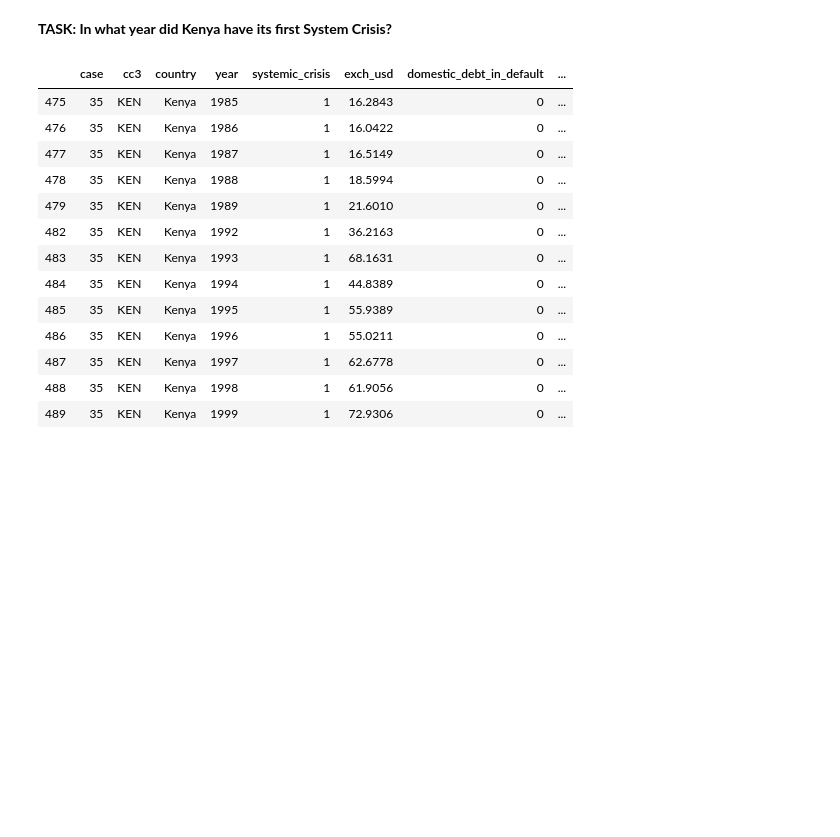
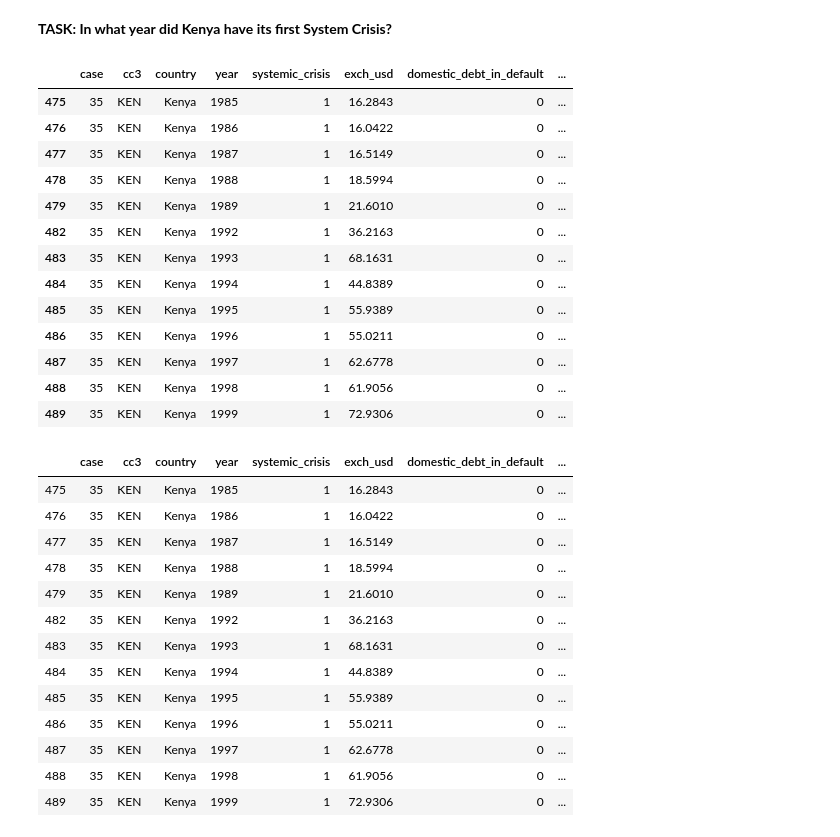
Before and after one commit to o-bissing/TF_Udemy, a Jupyter notebook: 07_Pandas_Exercises.ipynb, the cells around one changed output. Drawn from its saved outputs; the diff is of its cells as text; code cells hidden in the pictures; blank space fills up the shorter version.

```diff
--- a/07_Pandas_Exercises.ipynb
+++ b/07_Pandas_Exercises.ipynb
@@ -108,3 +109,20 @@ array(['Algeria', 'Angola', 'Central African Republic', 'Ivory Coast',
+# %%
+df[(df['country']=='Kenya') & (df['systemic_crisis'] == 1)]
+# %% [output]
+|  | case | cc3 | country | year | systemic_crisis | exch_usd | domestic_debt_in_default | ... |
+| 475 | 35 | KEN | Kenya | 1985 | 1 | 16.2843 | 0 | ... |
+| 476 | 35 | KEN | Kenya | 1986 | 1 | 16.0422 | 0 | ... |
+| 477 | 35 | KEN | Kenya | 1987 | 1 | 16.5149 | 0 | ... |
+| 478 | 35 | KEN | Kenya | 1988 | 1 | 18.5994 | 0 | ... |
+| 479 | 35 | KEN | Kenya | 1989 | 1 | 21.6010 | 0 | ... |
+| 482 | 35 | KEN | Kenya | 1992 | 1 | 36.2163 | 0 | ... |
+| 483 | 35 | KEN | Kenya | 1993 | 1 | 68.1631 | 0 | ... |
+| 484 | 35 | KEN | Kenya | 1994 | 1 | 44.8389 | 0 | ... |
+| 485 | 35 | KEN | Kenya | 1995 | 1 | 55.9389 | 0 | ... |
+| 486 | 35 | KEN | Kenya | 1996 | 1 | 55.0211 | 0 | ... |
+| 487 | 35 | KEN | Kenya | 1997 | 1 | 62.6778 | 0 | ... |
+| 488 | 35 | KEN | Kenya | 1998 | 1 | 61.9056 | 0 | ... |
+| 489 | 35 | KEN | Kenya | 1999 | 1 | 72.9306 | 0 | ... |
 # %%
 # %% [output]
 |  | case | cc3 | country | year | systemic_crisis | exch_usd | domestic_debt_in_default | ... |
```
Also changed, not shown: parts of 9 cells of this notebook.
